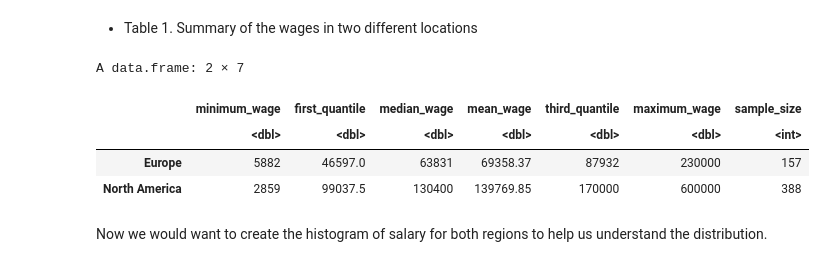
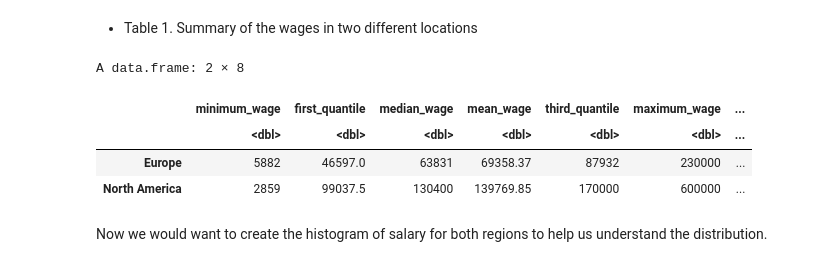
Before and after one commit to ScottCY/Hypothesis-Testing-New-York-City-Airbnb-booking-Prices, a Jupyter notebook: Proposal stat201.ipynb, the cells around one changed output. Drawn from its saved outputs; the diff is of its cells as text; code cells hidden in the pictures.

```diff
--- a/Proposal stat201.ipynb
+++ b/Proposal stat201.ipynb
@@ -101,31 +90,31 @@ From the table, we get our estimates of mean population salary in two groups. Fo
 # %%
 # create the summary of the data by setting a table with information about salary
 ds_eur <- ds_final %>%
     filter(location == "Europe")
 ds_na <- ds_final %>%
     filter(location == "North America")
 
 summary_eur <- summary(ds_eur$salary_in_usd)
 summary_na <- summary(ds_na$salary_in_usd)
 
 location <- c("Europe", "North America")
 mini <- c(summary_eur[1], summary_na[1])
 quan_1 <- c(summary_eur[2], summary_na[2])
 median <- c(summary_eur[3], summary_na[3])
 mean <- c(summary_eur[4], summary_na[4])
 quan_3 <- c(summary_eur[5], summary_na[5])
 max <- c(summary_eur[6], summary_na[6])
 sample_size <- summary(ds_final$location)
-
+sd <- c(sd(ds_eur$salary_in_usd), sd(ds_na$salary_in_usd))
 table1 <- data.frame(minimum_wage = mini, first_quantile = quan_1,
-                     median_wage = median, mean_wage = mean, third_quantile = quan_3, maximum_wage = max, sample_size)
+                     median_wage = median, mean_wage = mean, third_quantile = quan_3, maximum_wage = max, standard_deviation = sd,sample_size)
 table1
 # %% [output]
-A data.frame: 2 × 7
+A data.frame: 2 × 8
-|  | minimum_wage | first_quantile | median_wage | mean_wage | third_quantile | maximum_wage | sample_size |
-|  | <dbl> | <dbl> | <dbl> | <dbl> | <dbl> | <dbl> | <int> |
-| Europe | 5882 | 46597.0 | 63831 | 69358.37 | 87932 | 230000 | 157 |
-| North America | 2859 | 99037.5 | 130400 | 139769.85 | 170000 | 600000 | 388 |
+|  | minimum_wage | first_quantile | median_wage | mean_wage | third_quantile | maximum_wage | ... |
+|  | <dbl> | <dbl> | <dbl> | <dbl> | <dbl> | <dbl> | ... |
+| Europe | 5882 | 46597.0 | 63831 | 69358.37 | 87932 | 230000 | ... |
+| North America | 2859 | 99037.5 | 130400 | 139769.85 | 170000 | 600000 | ... |
 # %% [markdown]
 Now we would want to create the histogram of salary for both regions to help us understand the distribution.
 # %% [markdown]
```
Also changed, not shown: parts of 3 cells of this notebook.
